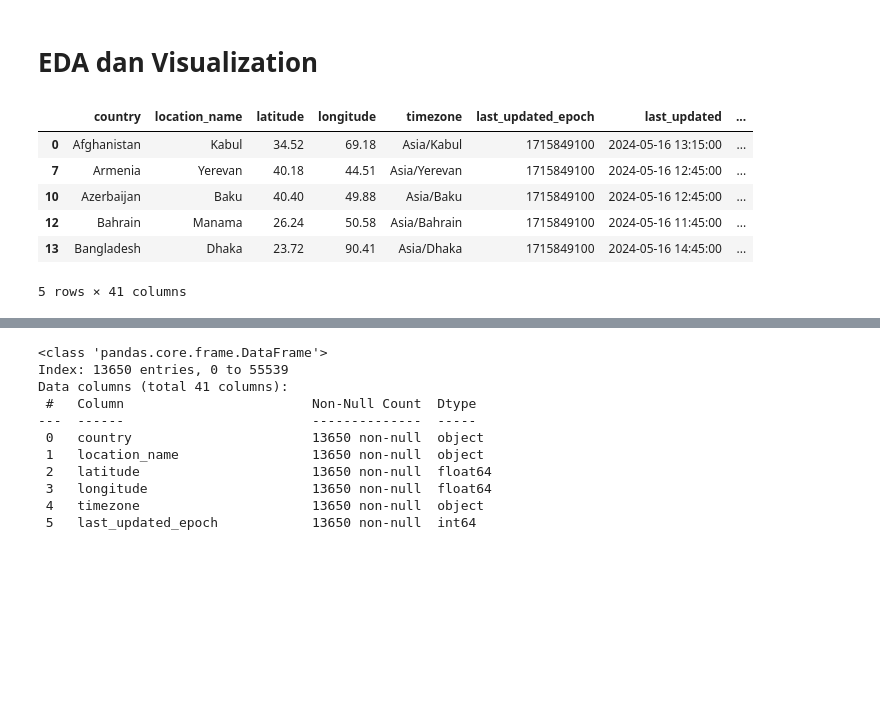
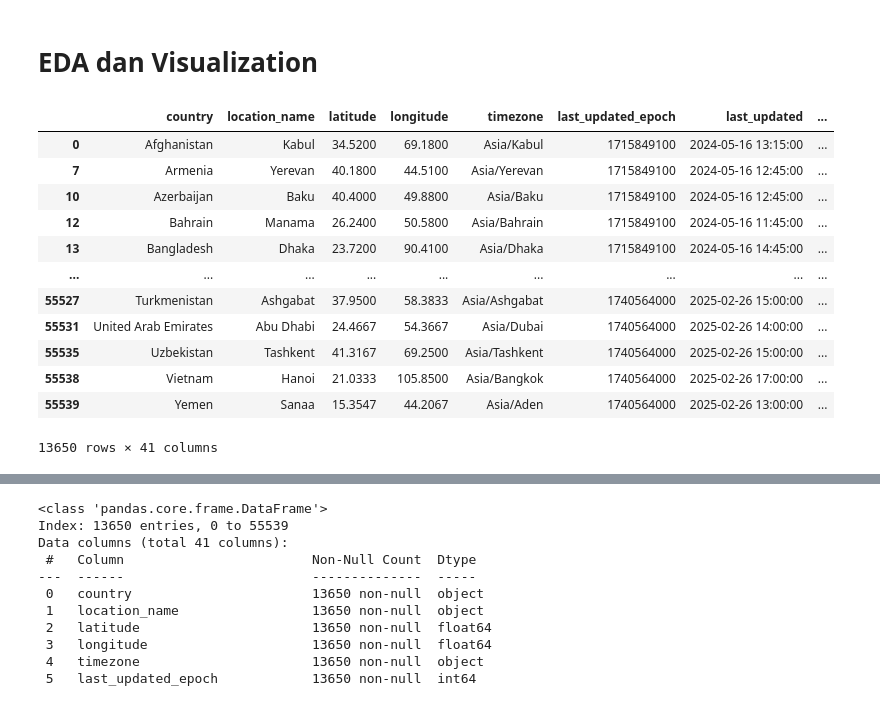
Before and after one commit to SenyuminAja16/2-Faza-Grace, a Jupyter notebook: EDAdan Visualization.ipynb, the cells around one changed output, grey strips where cells are left out. Saved outputs shown, nothing was run; the diff lists cells and outputs as text; code cells hidden in the pictures; blank space fills up the shorter version.

```diff
--- a/EDAdan Visualization.ipynb
+++ b/EDAdan Visualization.ipynb
@@ -146,15 +146,21 @@ Data yang terduplikasi: 0
 # %% [markdown]
 # EDA dan Visualization
 # %%
-df_asia.head(5)
+df_asia
 # %% [output]
 |  | country | location_name | latitude | longitude | timezone | last_updated_epoch | last_updated | ... |
-| 0 | Afghanistan | Kabul | 34.52 | 69.18 | Asia/Kabul | 1715849100 | 2024-05-16 13:15:00 | ... |
-| 7 | Armenia | Yerevan | 40.18 | 44.51 | Asia/Yerevan | 1715849100 | 2024-05-16 12:45:00 | ... |
-| 10 | Azerbaijan | Baku | 40.40 | 49.88 | Asia/Baku | 1715849100 | 2024-05-16 12:45:00 | ... |
-| 12 | Bahrain | Manama | 26.24 | 50.58 | Asia/Bahrain | 1715849100 | 2024-05-16 11:45:00 | ... |
-| 13 | Bangladesh | Dhaka | 23.72 | 90.41 | Asia/Dhaka | 1715849100 | 2024-05-16 14:45:00 | ... |
+| 0 | Afghanistan | Kabul | 34.5200 | 69.1800 | Asia/Kabul | 1715849100 | 2024-05-16 13:15:00 | ... |
+| 7 | Armenia | Yerevan | 40.1800 | 44.5100 | Asia/Yerevan | 1715849100 | 2024-05-16 12:45:00 | ... |
+| 10 | Azerbaijan | Baku | 40.4000 | 49.8800 | Asia/Baku | 1715849100 | 2024-05-16 12:45:00 | ... |
+| 12 | Bahrain | Manama | 26.2400 | 50.5800 | Asia/Bahrain | 1715849100 | 2024-05-16 11:45:00 | ... |
+| 13 | Bangladesh | Dhaka | 23.7200 | 90.4100 | Asia/Dhaka | 1715849100 | 2024-05-16 14:45:00 | ... |
+| ... | ... | ... | ... | ... | ... | ... | ... | ... |
+| 55527 | Turkmenistan | Ashgabat | 37.9500 | 58.3833 | Asia/Ashgabat | 1740564000 | 2025-02-26 15:00:00 | ... |
+| 55531 | United Arab Emirates | Abu Dhabi | 24.4667 | 54.3667 | Asia/Dubai | 1740564000 | 2025-02-26 14:00:00 | ... |
+| 55535 | Uzbekistan | Tashkent | 41.3167 | 69.2500 | Asia/Tashkent | 1740564000 | 2025-02-26 15:00:00 | ... |
+| 55538 | Vietnam | Hanoi | 21.0333 | 105.8500 | Asia/Bangkok | 1740564000 | 2025-02-26 17:00:00 | ... |
+| 55539 | Yemen | Sanaa | 15.3547 | 44.2067 | Asia/Aden | 1740564000 | 2025-02-26 13:00:00 | ... |
-5 rows × 41 columns
+13650 rows × 41 columns
 # %%
 df_asia.describe()
 # %% [output]
```
Also changed, not shown: parts of 12 cells of this notebook.
